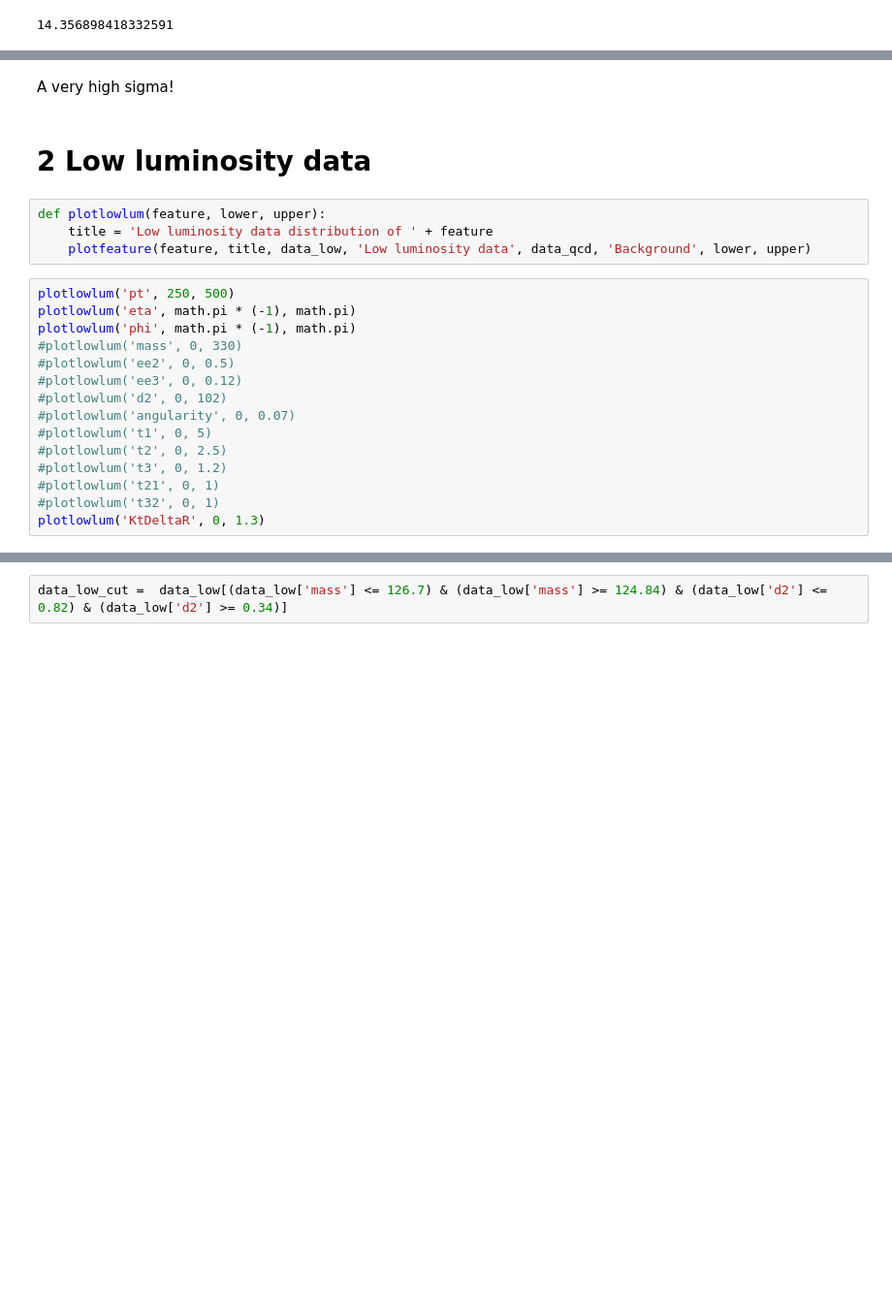
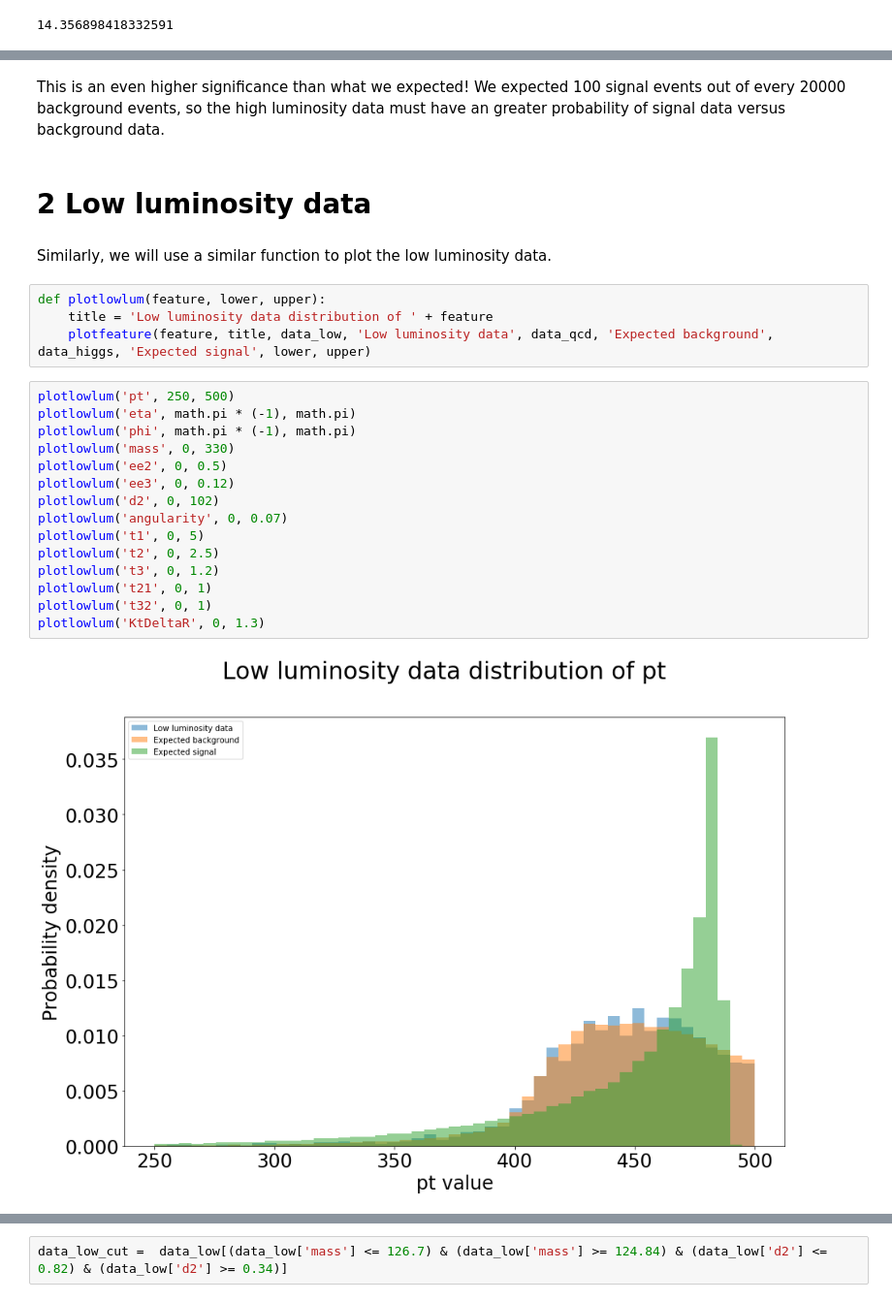
Before and after one commit to John-ZH/PHYS-343-Lab, a Jupyter notebook: John_Zhuang_Lab08.ipynb, the cells around one changed output, grey strips where cells are left out. Shown at 97% size. Cells and saved outputs as stored; diff of their text form; blank space fills up the shorter version.

```diff
--- a/John_Zhuang_Lab08.ipynb
+++ b/John_Zhuang_Lab08.ipynb
@@ -155,23 +182,28 @@ expected_sigma
-# %% [markdown]
-A very high sigma!
+# %% [markdown]
+This is an even higher significance than what we expected!
+We expected 100 signal events out of every 20000 background events, so the high luminosity data must have an greater probability of signal data versus background data.
 # %% [markdown]
 # 2 Low luminosity data
+# %% [markdown]
+Similarly, we will use a similar function to plot the low luminosity data.
 # %%
 def plotlowlum(feature, lower, upper):
     title = 'Low luminosity data distribution of ' + feature
-    plotfeature(feature, title, data_low, 'Low luminosity data', data_qcd, 'Background', lower, upper)
+    plotfeature(feature, title, data_low, 'Low luminosity data', data_qcd, 'Expected background', data_higgs, 'Expected signal', lower, upper)
 # %%
 plotlowlum('pt', 250, 500)
 plotlowlum('eta', math.pi * (-1), math.pi)
 plotlowlum('phi', math.pi * (-1), math.pi)
-#plotlowlum('mass', 0, 330)
-#plotlowlum('ee2', 0, 0.5)
-#plotlowlum('ee3', 0, 0.12)
-#plotlowlum('d2', 0, 102)
-#plotlowlum('angularity', 0, 0.07)
-#plotlowlum('t1', 0, 5)
-#plotlowlum('t2', 0, 2.5)
-#plotlowlum('t3', 0, 1.2)
-#plotlowlum('t21', 0, 1)
-#plotlowlum('t32', 0, 1)
+plotlowlum('mass', 0, 330)
+plotlowlum('ee2', 0, 0.5)
+plotlowlum('ee3', 0, 0.12)
+plotlowlum('d2', 0, 102)
+plotlowlum('angularity', 0, 0.07)
+plotlowlum('t1', 0, 5)
+plotlowlum('t2', 0, 2.5)
+plotlowlum('t3', 0, 1.2)
+plotlowlum('t21', 0, 1)
+plotlowlum('t32', 0, 1)
 plotlowlum('KtDeltaR', 0, 1.3)
+# %% [output]
+[figure, added]
```
Also changed, not shown: parts of 44 cells of this notebook.
